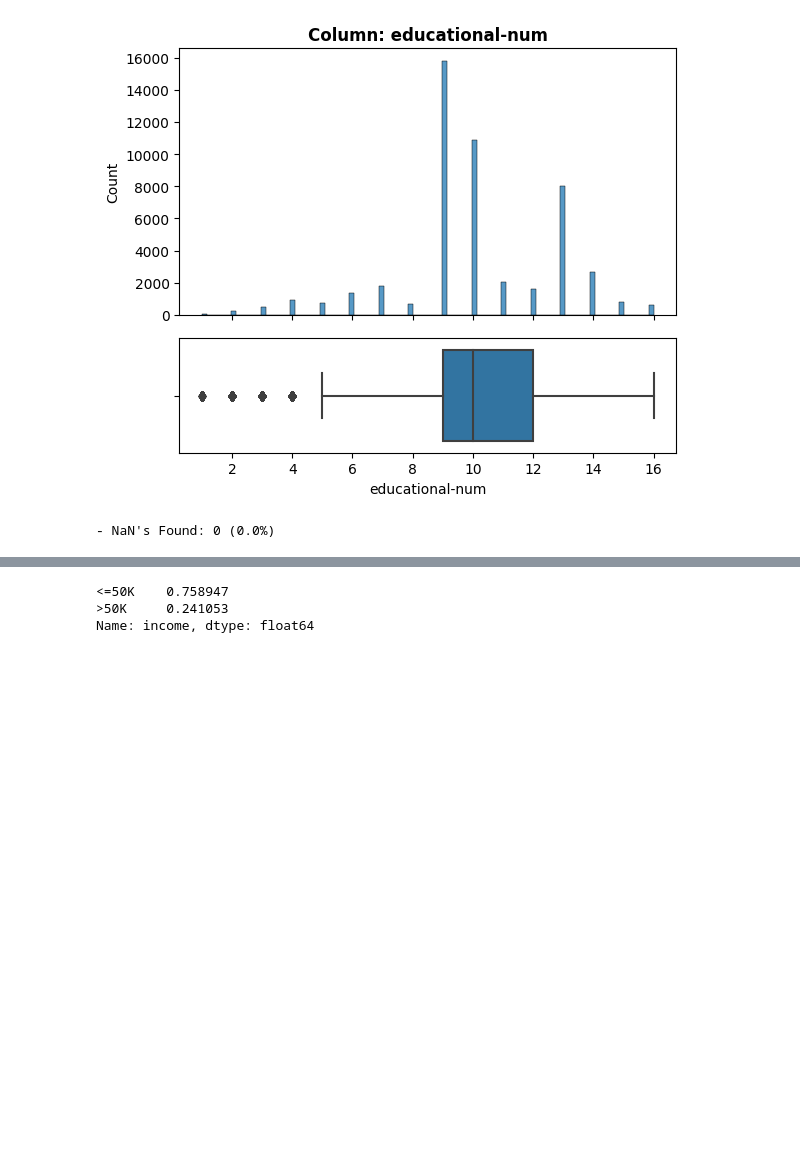
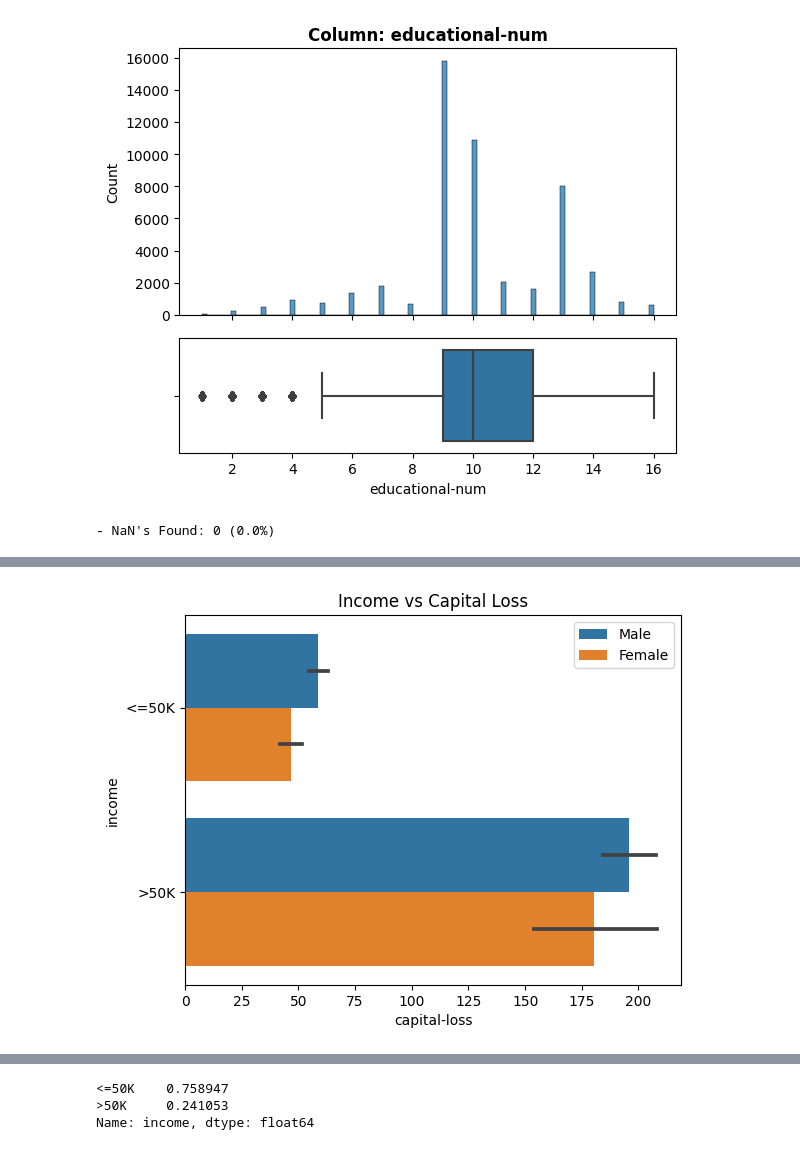
Before and after one commit to coryncates/Project-Core, a Jupyter notebook: Adult_Dataset.ipynb, the cells around one changed output, grey strips where cells are left out. Cells and saved outputs as stored; diff of their text form; code cells hidden in the pictures; blank space fills up the shorter version.

```diff
--- a/Adult_Dataset.ipynb
+++ b/Adult_Dataset.ipynb
@@ -617,0 +661,12 @@ explore_numeric(df,'educational-num');
+# %%
+ax = sns.barplot(data = df, x = 'capital-loss', y = 'income', hue = 'gender')
+
+## Set the Title
+ax.set_title('Income vs Capital Loss');
+
+
+
+## Set the Legend location
+ax.legend(loc = 'best');
+# %% [output]
+[figure, added]
```
Also changed, not shown: parts of 23 cells of this notebook.
